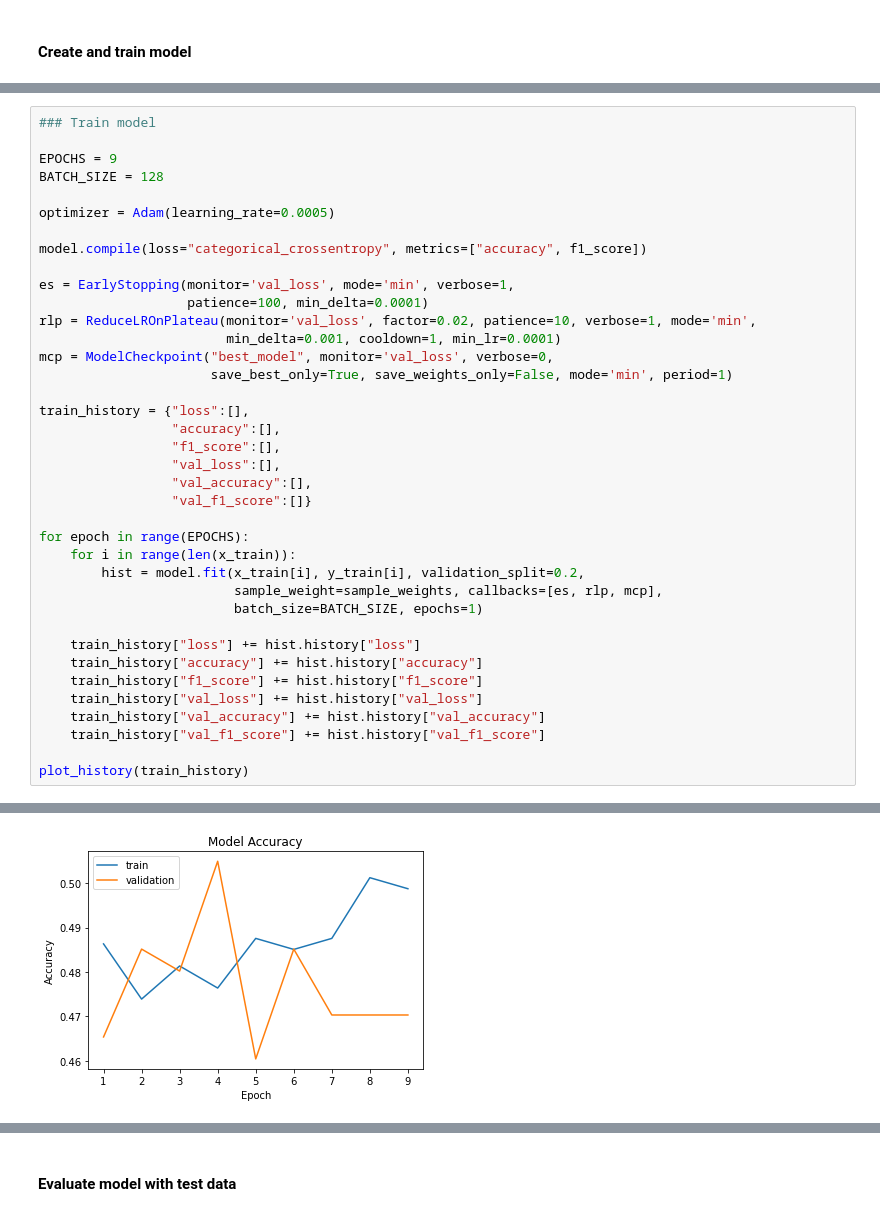
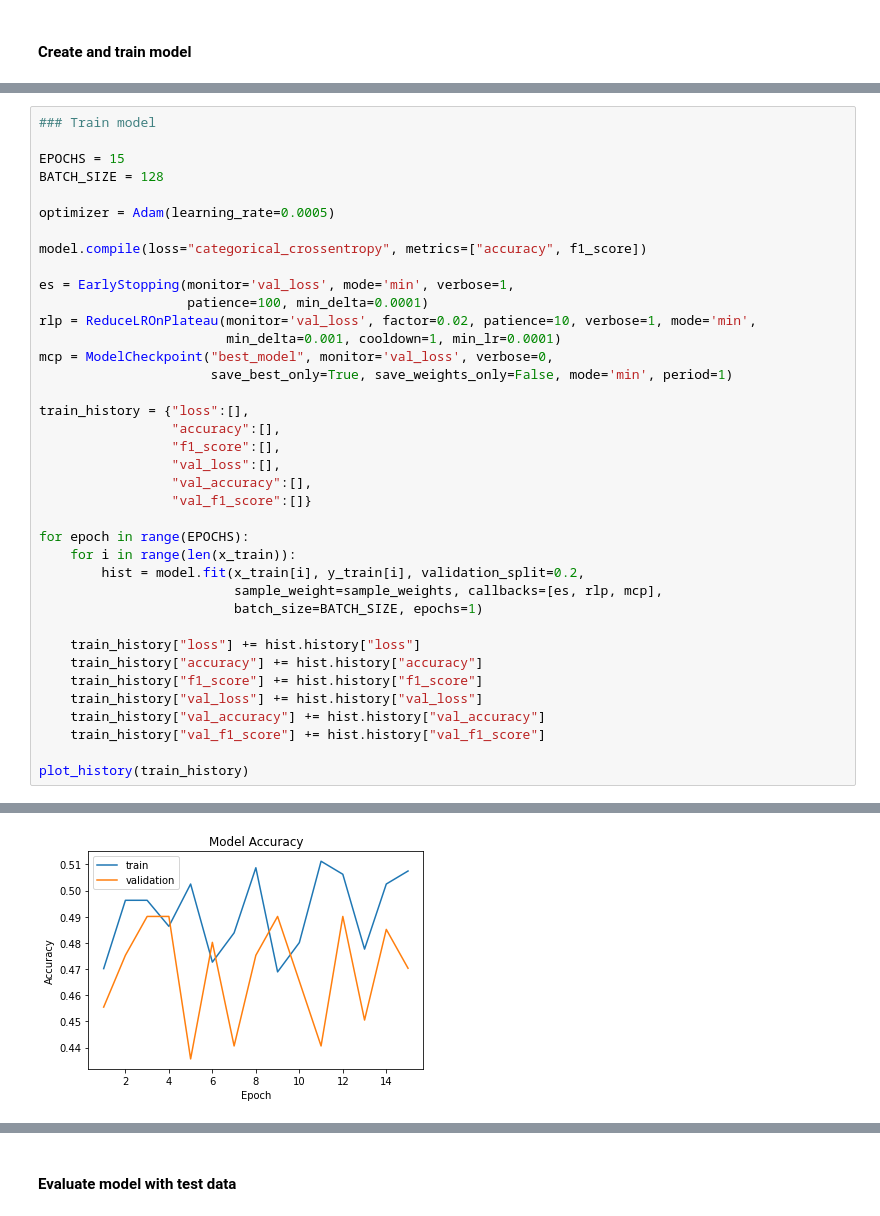
Before and after one commit to fakhryfernanda/deeplearning-tugas, a Jupyter notebook: tugas3/model_train.ipynb, the cells around one changed output, grey strips where cells are left out. Saved outputs shown, nothing was run; the diff lists cells and outputs as text.

```diff
--- a/tugas3/model_train.ipynb
+++ b/tugas3/model_train.ipynb
@@ -268,7 +266,7 @@ None
 # %%
 ### Train model
 
-EPOCHS = 9
+EPOCHS = 15
 BATCH_SIZE = 128
 
 optimizer = Adam(learning_rate=0.0005)
@@ -325 +323 @@ WARNING:tensorflow:`period` argument is deprecated. Please use `save_freq` to sp
-[figure, old version]
+[figure, new version]
```
Also changed, not shown: parts of 6 cells of this notebook, 1 other file.
